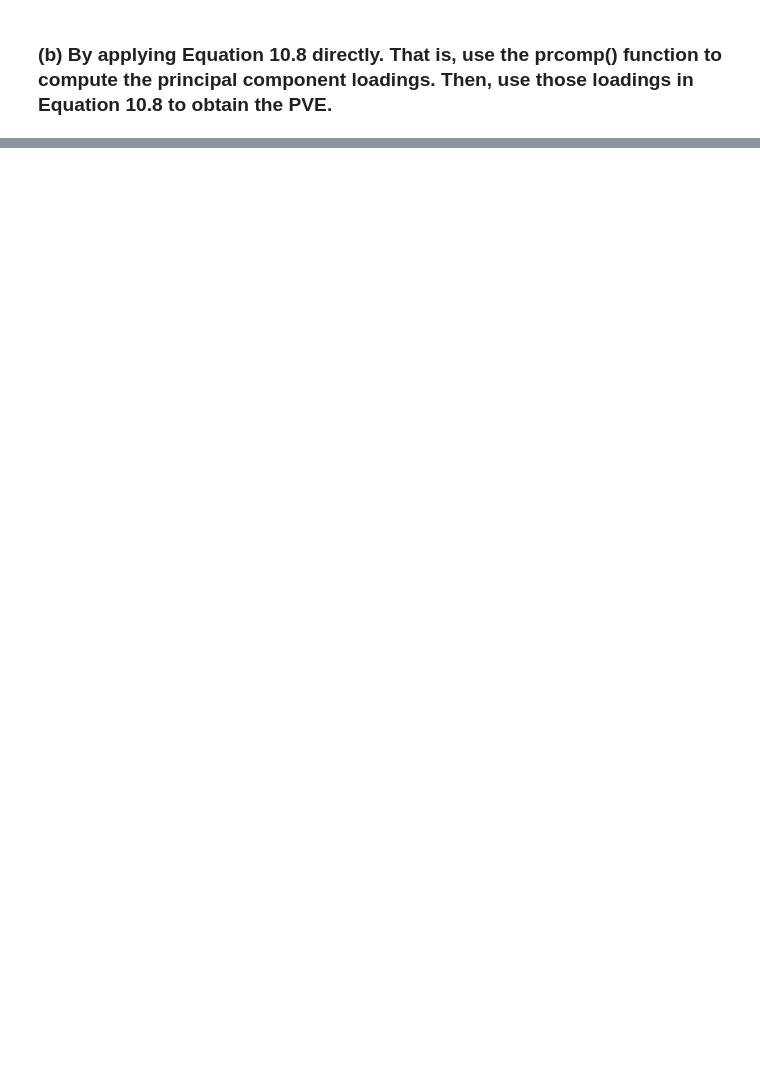
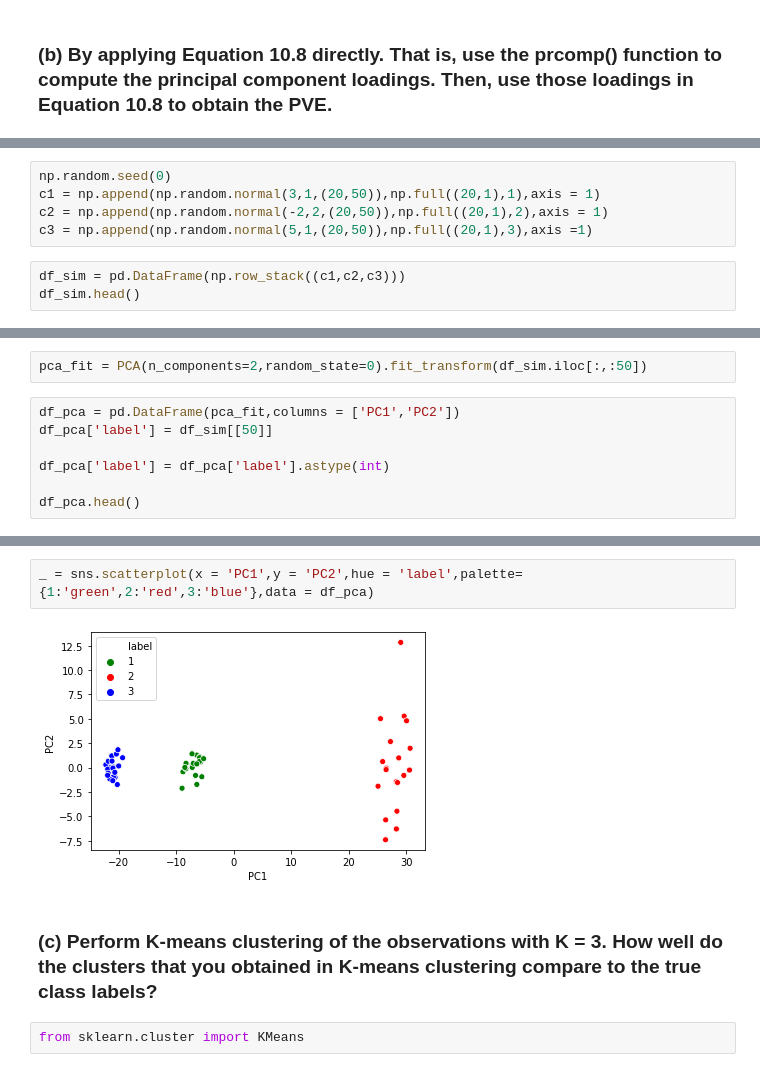
Before and after one commit to ll-wang/Learning-Notes, a Jupyter notebook: ISLR Learning/Exercises/Chapter 10-Clustering.ipynb, the cells around one changed output, grey strips where cells are left out. Drawn from its saved outputs; the diff is of its cells as text; blank space fills up the shorter version.

```diff
--- a/ISLR Learning/Exercises/Chapter 10-Clustering.ipynb
+++ b/ISLR Learning/Exercises/Chapter 10-Clustering.ipynb
@@ -457,0 +525,8 @@ np.mean(equi_meancheck)
+# %%
+np.random.seed(0)
+c1 = np.append(np.random.normal(3,1,(20,50)),np.full((20,1),1),axis = 1)
+c2 = np.append(np.random.normal(-2,2,(20,50)),np.full((20,1),2),axis = 1)
+c3 = np.append(np.random.normal(5,1,(20,50)),np.full((20,1),3),axis =1)
+# %%
+df_sim = pd.DataFrame(np.row_stack((c1,c2,c3)))
+df_sim.head()
@@ -457,0 +545,9 @@ np.mean(equi_meancheck)
+# %%
+pca_fit = PCA(n_components=2,random_state=0).fit_transform(df_sim.iloc[:,:50])
+# %%
+df_pca = pd.DataFrame(pca_fit,columns = ['PC1','PC2'])
+df_pca['label'] = df_sim[[50]]
+
+df_pca['label'] = df_pca['label'].astype(int)
+
+df_pca.head()
@@ -457,0 +561,8 @@ np.mean(equi_meancheck)
+# %%
+_ = sns.scatterplot(x = 'PC1',y = 'PC2',hue = 'label',palette={1:'green',2:'red',3:'blue'},data = df_pca)
+# %% [output]
+[figure, added]
+# %% [markdown]
+### (c) Perform K-means clustering of the observations with K = 3. How well do the clusters that you obtained in K-means clustering compare to the true class labels?
+# %%
+from sklearn.cluster import KMeans
```
Also changed, not shown: parts of 56 cells of this notebook.
